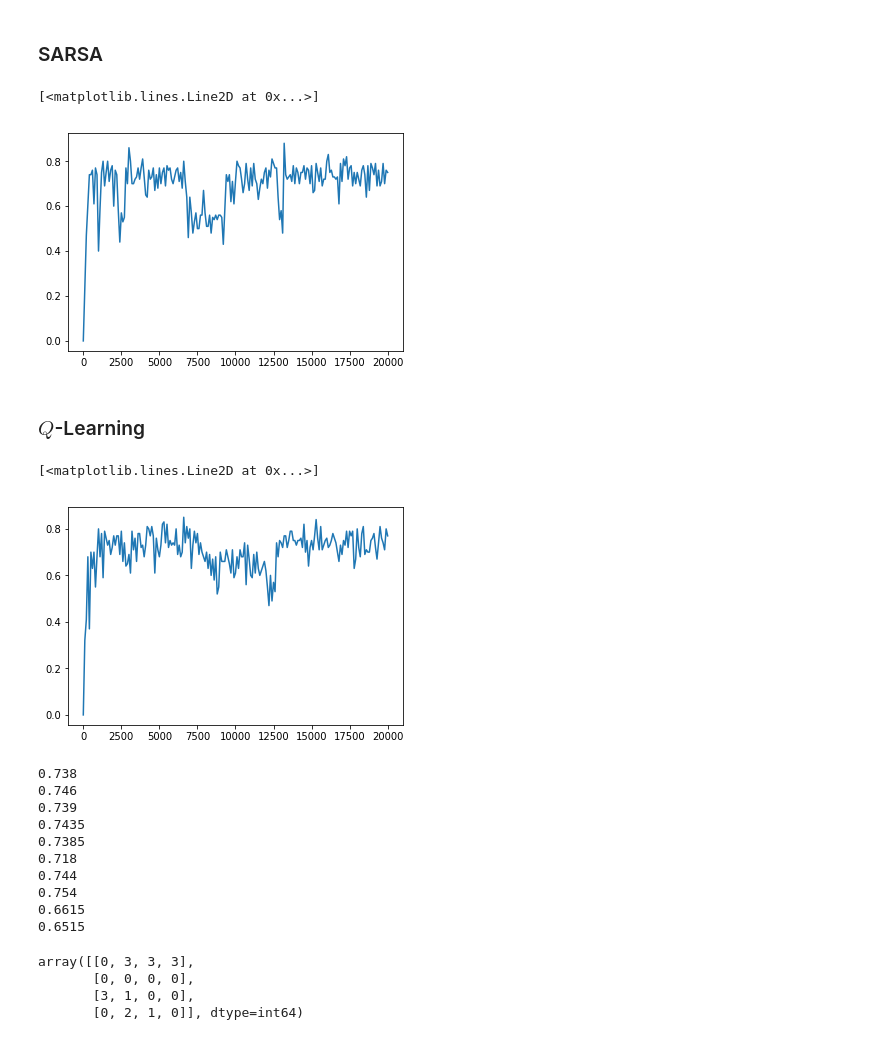
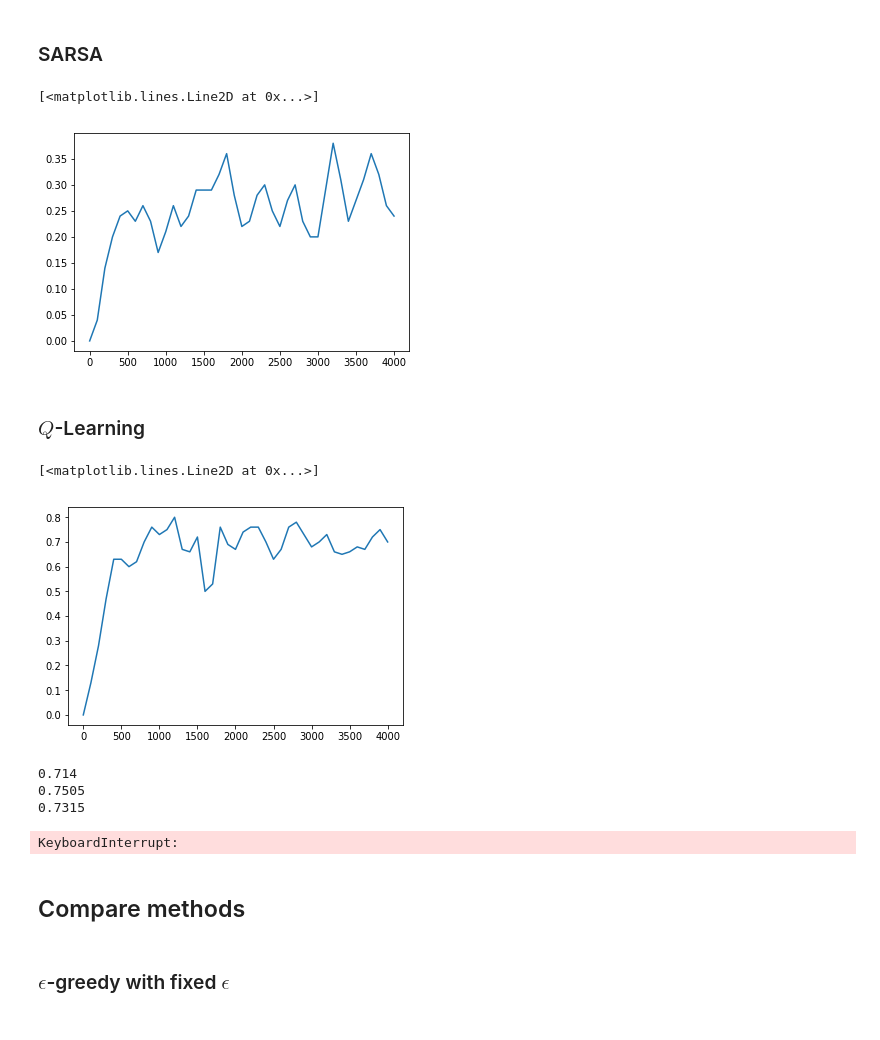
Before and after one commit to AntGro/P3A-Deep-Reinforcement-Learning, a Jupyter notebook: Notebooks/Toy_examples.ipynb, the cells around one changed output. Cells and saved outputs as stored; diff of their text form; code cells hidden in the pictures.

```diff
--- a/Notebooks/Toy_examples.ipynb
+++ b/Notebooks/Toy_examples.ipynb
@@ -59,7 +60,7 @@ Body function used to implement both $SARSA$ and $Q$-Learning, since only the es
 * $\tau$: parameter of the softmax exploration
 * $window$: number of episodes we consider to compute the success rate (or accuracy) of the $Q$-function ; ratio of successes on the last $window$ episodes
 # %%
-def routine(algo, nEpisode = 20000, gamma = 0.99, alpha = 0.4, epsilon0 = 0.9, epsilonMin = 0.05, decreaseRate = True, softmax = True, tau = 0.01, window = 100):
+def routine(algo, nEpisode = 20000, gamma = 0.99, alpha = 0.4, epsilon0 = 0.9, epsilonMin = 0.05, decreaseRate = 0.999, softmax = False, tau = 0.01, window = 100):
     accuracy = 0
     epsilon = epsilon0
     q_table = np.ones((env.observation_space.n, env.action_space.n))
@@ -67,8 +68,8 @@ def routine(algo, nEpisode = 20000, gamma = 0.99, alpha = 0.4, epsilon0 = 0.9, e
     histAcc = [0]
     episode = 0
 
-    for _ in range(nEpisode):
-        epsilon = max(epsilonMin, 0.999 * epsilon) if decreaseRate else epsilon
+    for ep in range(nEpisode):
+        epsilon = max(epsilonMin, decreaseRate * epsilon)
         observation0 = env.reset()
         action0 = chooseAction(q_table, observation0, epsilon, softmax, tau)
         done  = False
@@ -94,32 +95,35 @@ def routine(algo, nEpisode = 20000, gamma = 0.99, alpha = 0.4, epsilon0 = 0.9, e
         accuracy += (success - result[episode]) / window
         result[episode] = success
         episode = (episode + 1) % window
-        if episode == 0: # accuracy ratio is stored once in @window episodes
+        if episode == 0 or episode == window//2: # accuracy ratio is stored once in @window/2 episodes
             histAcc.append(accuracy)
 
     return q_table, histAcc
 # %% [markdown]
 ### SARSA
 # %%
-def SARSA(nEpisode = 20000, gamma = 0.999, alpha = 0.4, epsilon0 = 0.9, epsilonMin = 0.05, decreaseRate = True, softmax = True, tau = 0.01, window = 100):
+def SARSA(nEpisode = 20000, gamma = 0.999, alpha = 0.4, epsilon0 = 0.9, epsilonMin = 0.05, decreaseRate = False, softmax = True, tau = 0.01, window = 100):
     return routine("SARSA", nEpisode, gamma, alpha, epsilon0, epsilonMin, decreaseRate, softmax, tau, window)
 
-q_table, histAcc = SARSA (20000, softmax = True)
-plt.plot(100 * np.arange(len(histAcc)), histAcc)
+
+w = 100
+q_table, histAcc = SARSA (2000, softmax = True, window = w)
+plt.plot(w * np.arange(len(histAcc)), histAcc)
 # %% [output]
 [<matplotlib.lines.Line2D at 0x...>]
-[figure, old version]
+[figure, new version]
 # %% [markdown]
 ### $Q$-Learning
 # %%
-def QLearning(nEpisode = 20000, gamma = 0.999, alpha = 0.4, epsilon0 = 0.9, epsilonMin = 0.05, decreaseRate = True, softmax = True, tau = 0.003, window = 100):
+def QLearning(nEpisode = 5000, gamma = 0.999, alpha = 0.4, epsilon0 = 0.9, epsilonMin = 0.05, decreaseRate = True, softmax = False, tau = 0.003, window = 100):
     return routine("QLearning", nEpisode, gamma, alpha, epsilon0, epsilonMin, decreaseRate, softmax, tau, window)
 
-q_table, histAcc = QLearning (20000, softmax = True)
+w = 100
+q_table, histAcc = QLearning (2000, softmax = True, window=w)
 plt.plot(100 * np.arange(len(histAcc)), histAcc)
 # %% [output]
 [<matplotlib.lines.Line2D at 0x...>]
-[figure, old version]
+[figure, new version]
 # %%
 def testPolicy (q_table, nEpisode = 2000):
     success = 0
@@ -127,35 +131,19 @@ def testPolicy (q_table, nEpisode = 2000):
         t = 0
         observation = env.reset()
         done  = False
+        actionTable = np.argmax(q_table, axis = 1)
         while not done and t < 200:
-            action = np.argmax(q_table[observation])
+            action = actionTable[observation]
             observation, reward, done, info = env.step(action)
             t += 1
 
         if reward == 1:
             success += 1
     return success / nEpisode
-
-for _ in range(5):
-    q_table, histAcc = QLearning (2000, softmax = True)
-    print(testPolicy(q_table))
-    q_table, histAcc = SARSA (2000, softmax = True)
-    print(testPolicy(q_table))
 # %% [output]
-0.738
-0.746
-0.739
-0.7435
-0.7385
-0.718
-0.744
-0.754
-0.6615
-0.6515
+0.714
+0.7505
+0.7315
+KeyboardInterrupt:
-# %%
-np.argmax(q_table, axis = 1).reshape((4,4))
-# %% [output]
-array([[0, 3, 3, 3],
-       [0, 0, 0, 0],
-       [3, 1, 0, 0],
-       [0, 2, 1, 0]], dtype=int64)
+# %% [markdown]
+## Compare methods
@@ -161,0 +152,2 @@ array([[0, 3, 3, 3],
+# %% [markdown]
+### $\epsilon$-greedy with fixed $\epsilon$
```
Also changed, not shown: parts of 8 cells of this notebook, 2 other files.
